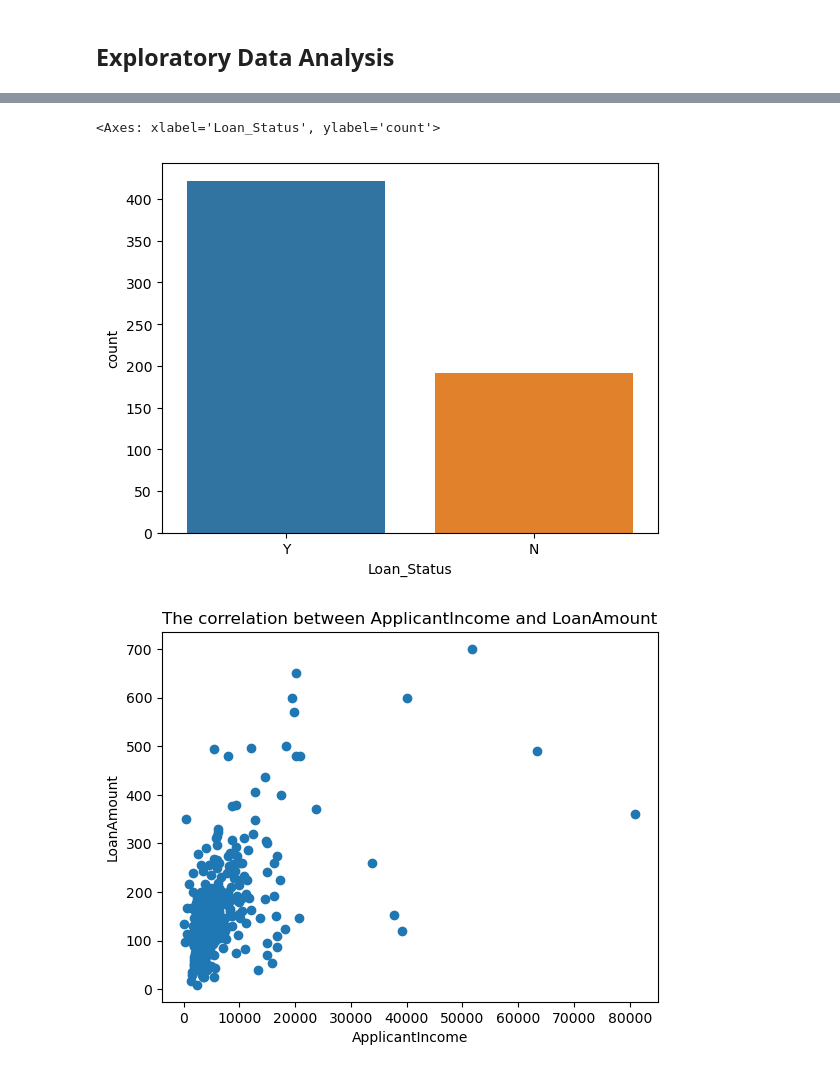
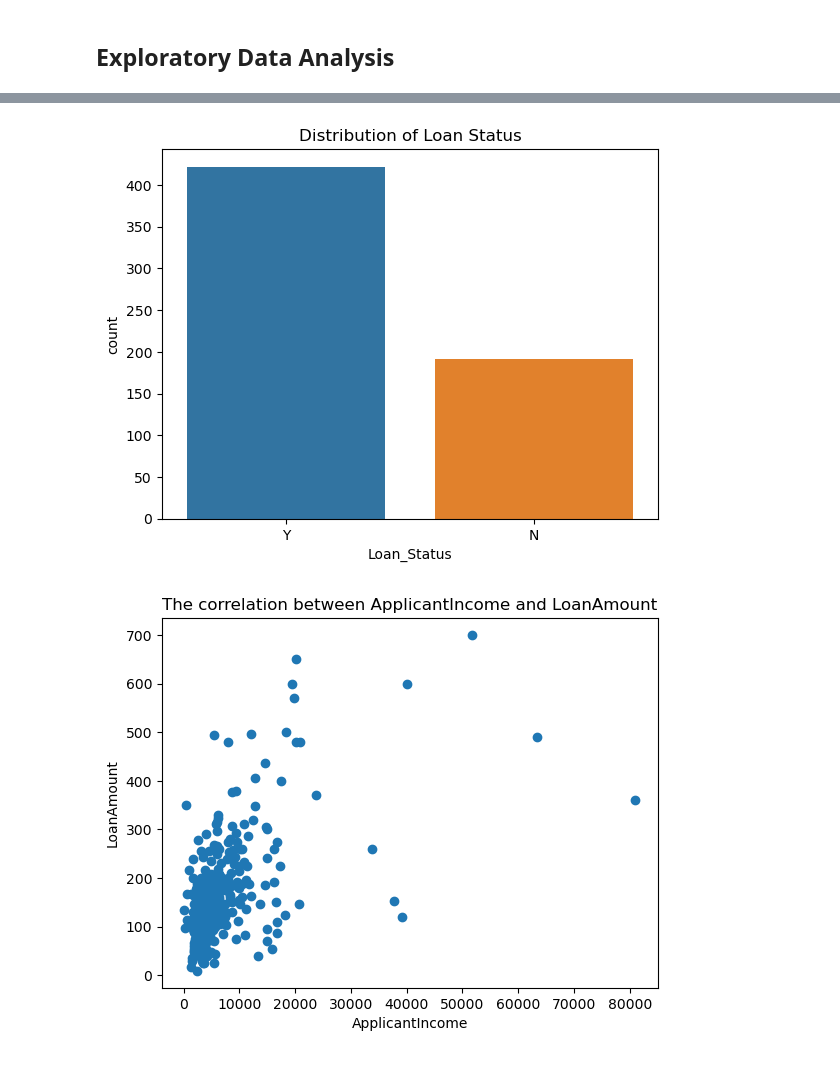
Before and after one commit to AnvithaChaluvadi/Loan-Decision-Tool_Project2, a Jupyter notebook: test-loan defaulter.ipynb, the cells around one changed output, grey strips where cells are left out. Cells and saved outputs as stored; diff of their text form; code cells hidden in the pictures.

```diff
--- a/test-loan defaulter.ipynb
+++ b/test-loan defaulter.ipynb
@@ -187,8 +193,9 @@ sns.countplot(x ='Property_Area', data = test_loan_df)
 # %%
 sns.countplot(x ='Loan_Status', data = test_loan_df)
+plt.title("Distribution of Loan Status")
+plt.show()
 # %% [output]
-<Axes: xlabel='Loan_Status', ylabel='count'>
-[figure, old version]
+[figure, new version]
 # %%
 # Correlation between Applicant Income and Loan Amount
 
```
Also changed, not shown: parts of 25 cells of this notebook, 1 other file.
